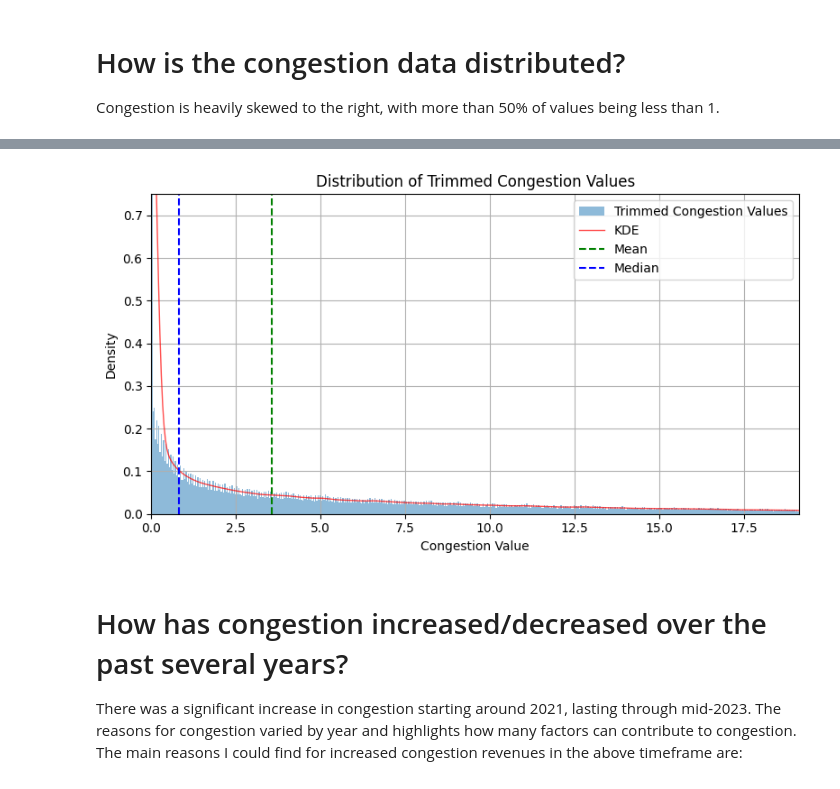
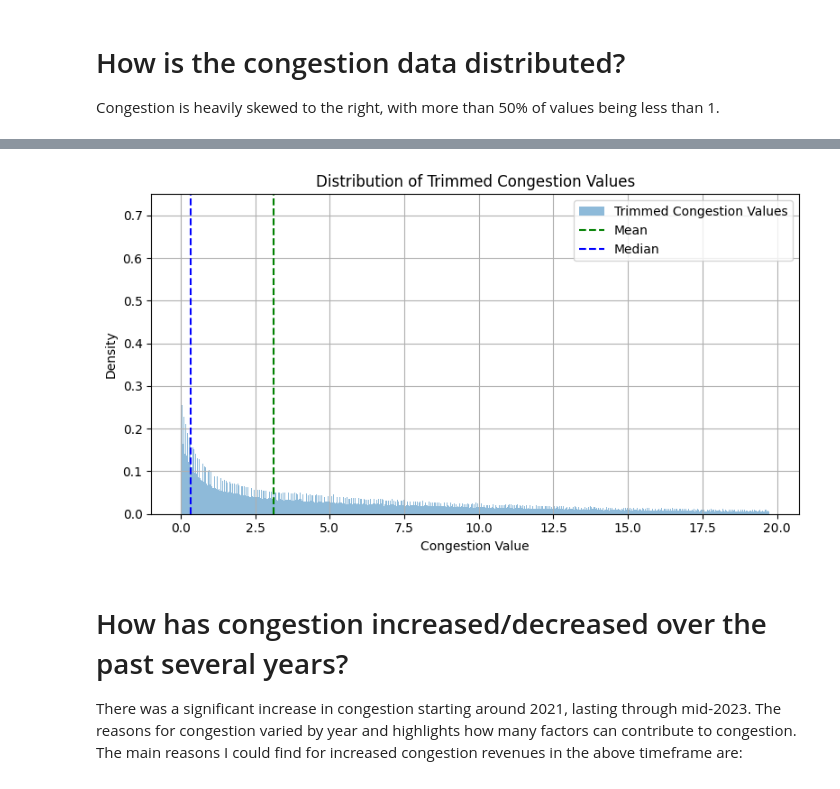
Before and after one commit to hankehly/adhoc-energy-analytics, a Jupyter notebook: notebooks/202506141626_eda.ipynb, the cells around one changed output, grey strips where cells are left out. Cells and saved outputs as stored; diff of their text form; code cells hidden in the pictures.

Commit message:
Update histogram

```diff
--- a/notebooks/202506141626_eda.ipynb
+++ b/notebooks/202506141626_eda.ipynb
@@ -258,32 +242,31 @@ Name: Congestion, dtype: float64
 # %%
 fig, ax = plt.subplots(figsize=(8, 4.5))
 
 # Histogram of trimmed congestion values
 bins = freedman_diaconis_bins(trimmed_vals)
 ax.hist(
     trimmed_vals, bins=bins, density=True, alpha=0.5, label="Trimmed Congestion Values"
 )
 
-# KDE overlay
-trimmed_vals.plot(kind="kde", ax=ax, color="red", linewidth=1, label="KDE", alpha=0.7)
+# KDE overlay (takes too long to compute for large datasets)
+# trimmed_vals.plot(kind="kde", ax=ax, color="red", linewidth=1, label="KDE", alpha=0.7)
 
 # Mean & median lines
 ax.axvline(trimmed_vals.mean(), color="green", linestyle="dashed", label="Mean")
 ax.axvline(trimmed_vals.median(), color="blue", linestyle="dashed", label="Median")
 
 # Axis limits, labels, title, legend, grid
-ax.set_xlim(trimmed_vals.min(), trimmed_vals.quantile(0.99))
 ax.set_ylim(0, 0.75)
 ax.set_title("Distribution of Trimmed Congestion Values")
 ax.set_xlabel("Congestion Value")
 ax.set_ylabel("Density")
 ax.legend()
 ax.grid()
 
 plt.tight_layout()
 plt.show()
 # %% [output]
-[figure, old version]
+[figure, new version]
 # %% [markdown]
 # How has congestion increased/decreased over the past several years?
 
```
Also changed, not shown: parts of 4 cells of this notebook.
